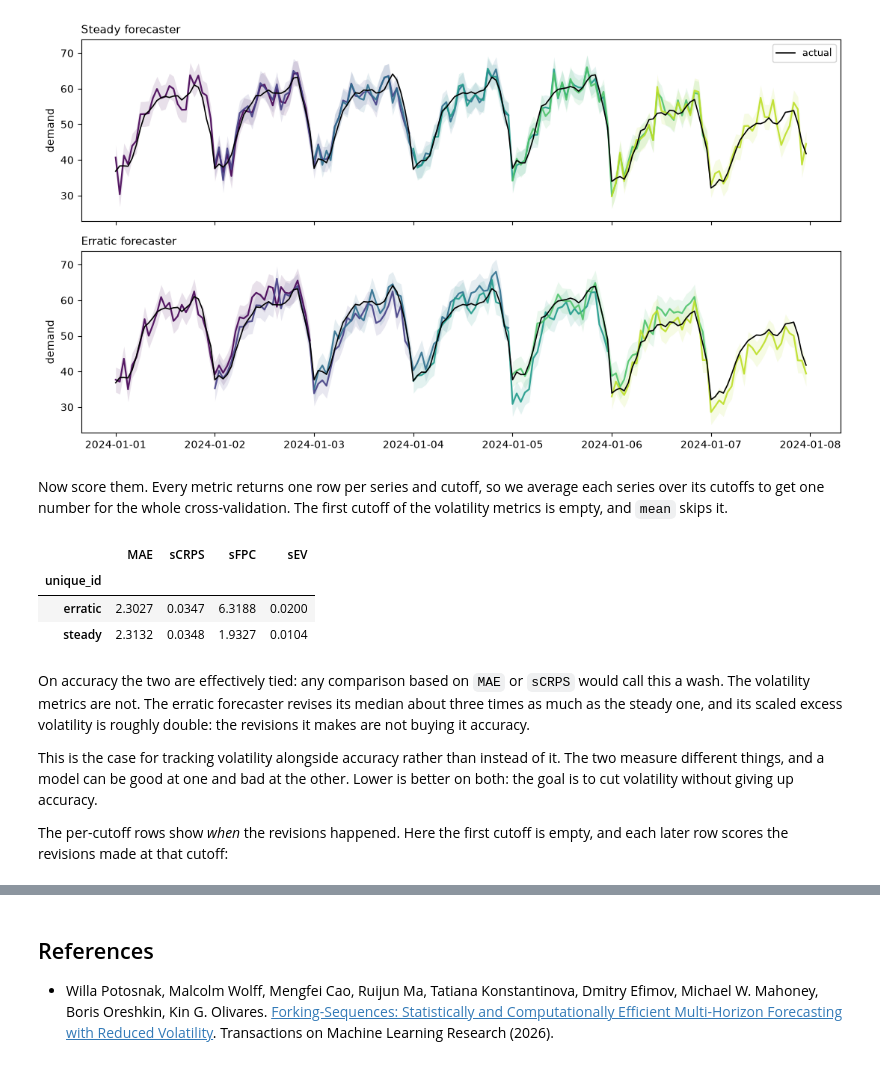
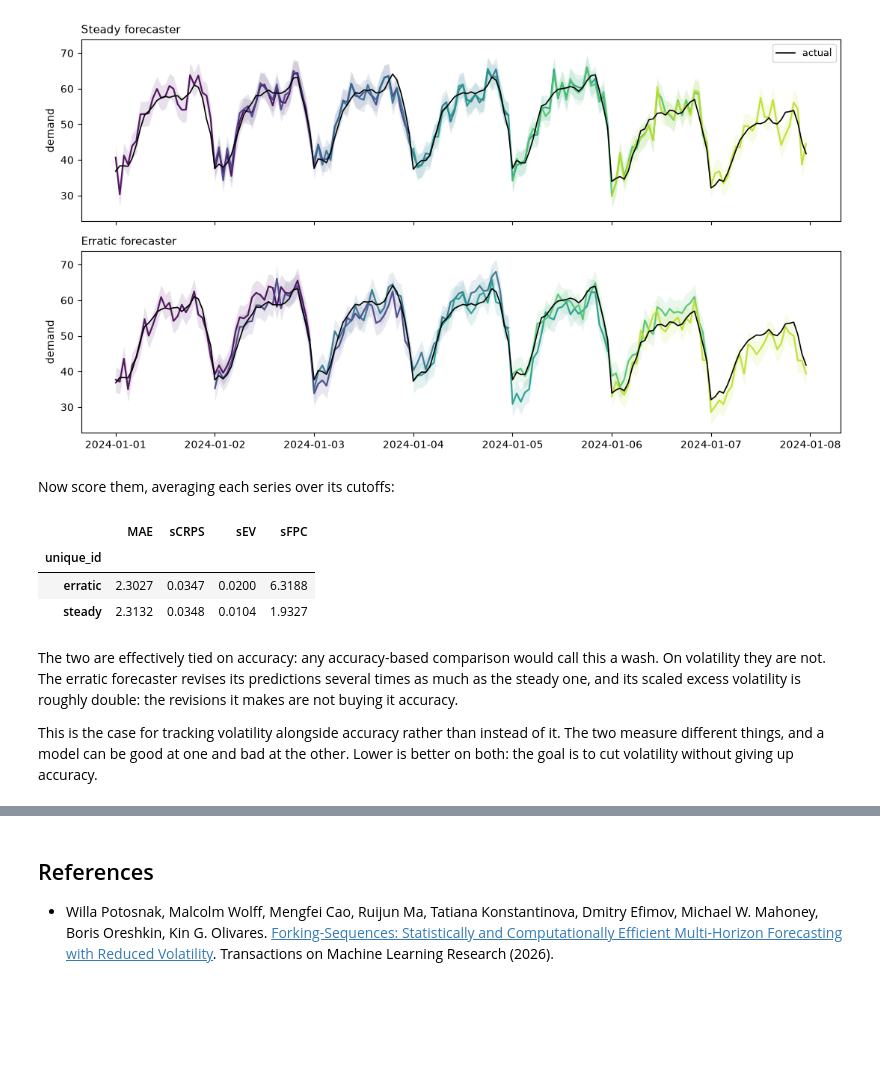
Before and after one commit to Nixtla/utilsforecast, a Jupyter notebook: nbs/docs/tutorials/forecast_volatility.ipynb, the cells around one changed output, grey strips where cells are left out. Drawn from its saved outputs; the diff is of its cells as text; code cells hidden in the pictures; blank space fills up the shorter version.

```diff
--- a/nbs/docs/tutorials/forecast_volatility.ipynb
+++ b/nbs/docs/tutorials/forecast_volatility.ipynb
@@ -102,8 +91,7 @@ The series is a week of hourly demand with a daily shape and a weekday/weekend e
 # %%
 HORIZON = 48
-STEP_SIZE = 24
 N_HOURS = 168
-STARTS = [0, 24, 48, 72, 96, 120]  # first forecasted hour of each window
+FCDS = [0, 24, 48, 72, 96, 120]
 
 QUANTILES = [0.1, 0.25, 0.4, 0.5, 0.6, 0.75, 0.9]
 BAND = 3.5
@@ -205,34 +187,27 @@ plt.tight_layout()
 plt.show()
 # %% [output]
 [figure]
-# %% [markdown]
-Now score them. Every metric returns one row per series and cutoff, so we average each series over its cutoffs to get one number for the whole cross-validation. The first cutoff of the volatility metrics is empty, and `mean` skips it.
+# %% [markdown]
+Now score them, averaging each series over its cutoffs:
 # %%
 models = {"model": QUANTILE_COLS}
 quantiles = np.array(QUANTILES)
 
-
-def per_series(res, col):
-    return res.groupby("unique_id")[col].mean()
-
-
-scores = pd.DataFrame(
-    {
-        "MAE": per_series(mae(cv_df, ["q50"]), "q50"),
-        "sCRPS": per_series(scaled_crps(cv_df, models, quantiles), "model"),
-        "sFPC": per_series(forecast_percentage_change(cv_df, ["q50"]), "q50"),
-        "sEV": per_series(excess_volatility(cv_df, models, quantiles), "model"),
-    }
-)
-scores.round(4)
+scores = {
+    "MAE": mae(cv_df, ["q50"]),
+    "sCRPS": scaled_crps(cv_df, models, quantiles),
+    "sEV": excess_volatility(cv_df, models, quantiles),
+    "sFPC": forecast_percentage_change(cv_df, ["q50"]),
+}
+pd.DataFrame(
+    {name: res.groupby("unique_id").mean(numeric_only=True).squeeze() for name, res in scores.items()}
+).round(4)
 # %% [output]
-|  | MAE | sCRPS | sFPC | sEV |
+|  | MAE | sCRPS | sEV | sFPC |
 | unique_id |  |  |  |  |
-| erratic | 2.3027 | 0.0347 | 6.3188 | 0.0200 |
-| steady | 2.3132 | 0.0348 | 1.9327 | 0.0104 |
+| erratic | 2.3027 | 0.0347 | 0.0200 | 6.3188 |
+| steady | 2.3132 | 0.0348 | 0.0104 | 1.9327 |
 # %% [markdown]
-On accuracy the two are effectively tied: any comparison based on `MAE` or `sCRPS` would call this a wash. The volatility metrics are not. The erratic forecaster revises its median about three times as much as the steady one, and its scaled excess volatility is roughly double: the revisions it makes are not buying it accuracy.
+The two are effectively tied on accuracy: any accuracy-based comparison would call this a wash. On volatility they are not. The erratic forecaster revises its predictions several times as much as the steady one, and its scaled excess volatility is roughly double: the revisions it makes are not buying it accuracy.
 
 This is the case for tracking volatility alongside accuracy rather than instead of it. The two measure different things, and a model can be good at one and bad at the other. Lower is better on both: the goal is to cut volatility without giving up accuracy.
-
-The per-cutoff rows show *when* the revisions happened. Here the first cutoff is empty, and each later row scores the revisions made at that cutoff:
```
Also changed, not shown: parts of 28 cells of this notebook.
